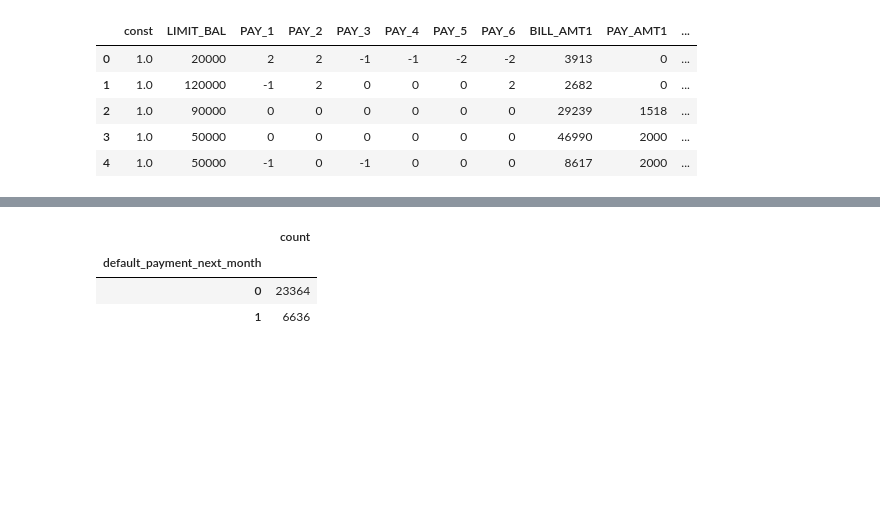
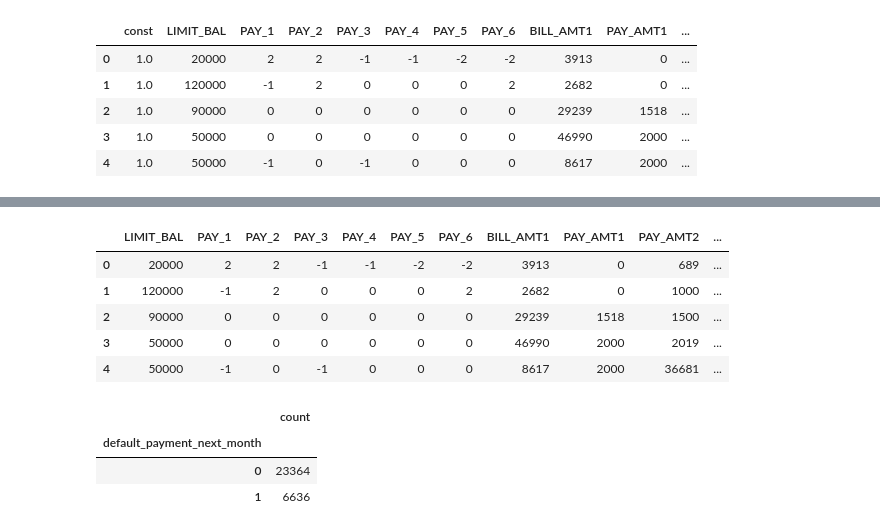
Before and after one commit to jessepoljak/Project_2_Credit_Default, a Jupyter notebook: Project2_Loans.ipynb, the cells around one changed output, grey strips where cells are left out. Saved outputs shown, nothing was run; the diff lists cells and outputs as text; code cells hidden in the pictures; blank space fills up the shorter version.

```diff
--- a/Project2_Loans.ipynb
+++ b/Project2_Loans.ipynb
@@ -122,3 +158,14 @@ X.head()
+# %%
+# Drop the const feature.
+X.drop(columns = ['const'], axis = 1, inplace =True)
+X.head()
+# %% [output]
+|  | LIMIT_BAL | PAY_1 | PAY_2 | PAY_3 | PAY_4 | PAY_5 | PAY_6 | BILL_AMT1 | PAY_AMT1 | PAY_AMT2 | ... |
+| 0 | 20000 | 2 | 2 | -1 | -1 | -2 | -2 | 3913 | 0 | 689 | ... |
+| 1 | 120000 | -1 | 2 | 0 | 0 | 0 | 2 | 2682 | 0 | 1000 | ... |
+| 2 | 90000 | 0 | 0 | 0 | 0 | 0 | 0 | 29239 | 1518 | 1500 | ... |
+| 3 | 50000 | 0 | 0 | 0 | 0 | 0 | 0 | 46990 | 2000 | 2019 | ... |
+| 4 | 50000 | -1 | 0 | -1 | 0 | 0 | 0 | 8617 | 2000 | 36681 | ... |
 # %%
 # Check for imbalance
 y.value_counts()
```
Also changed, not shown: parts of 13 cells of this notebook.
